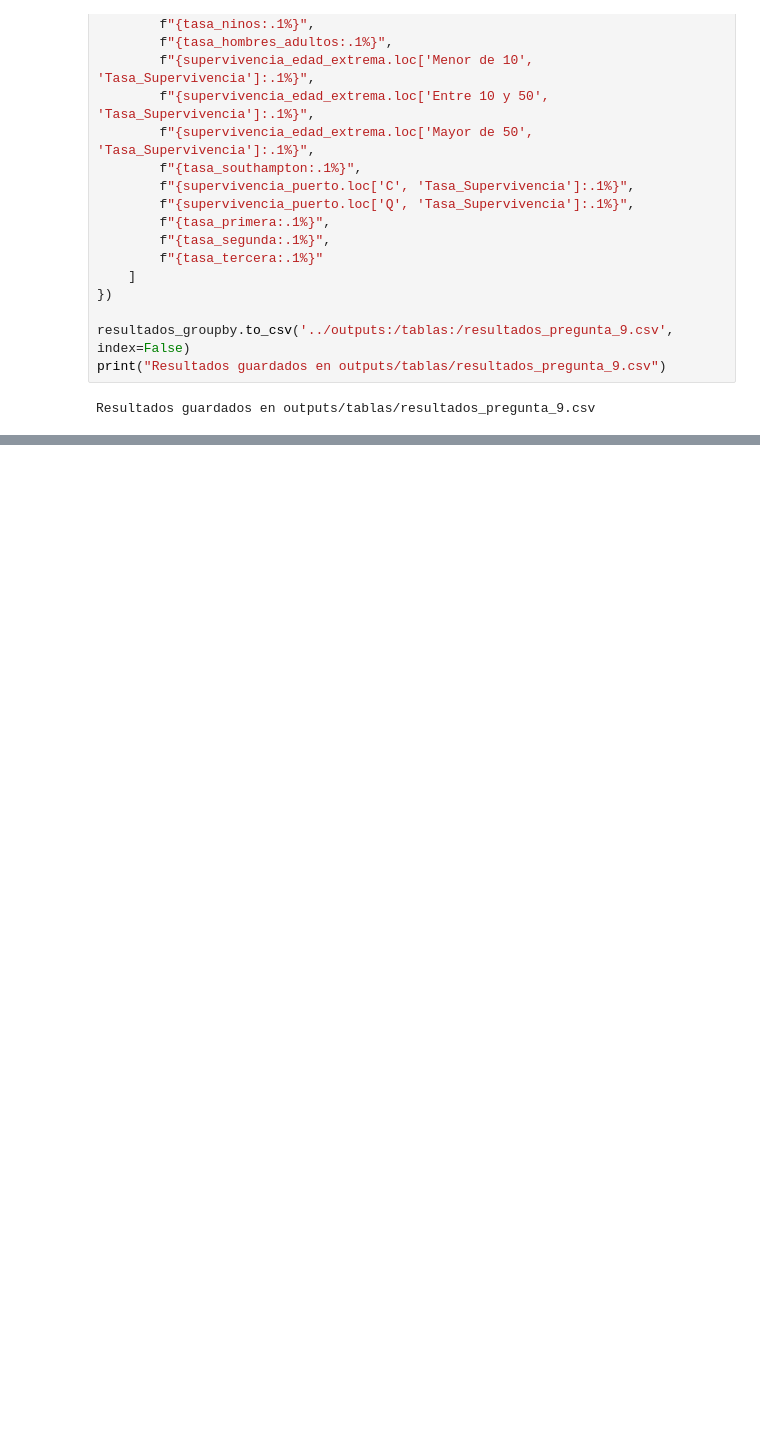
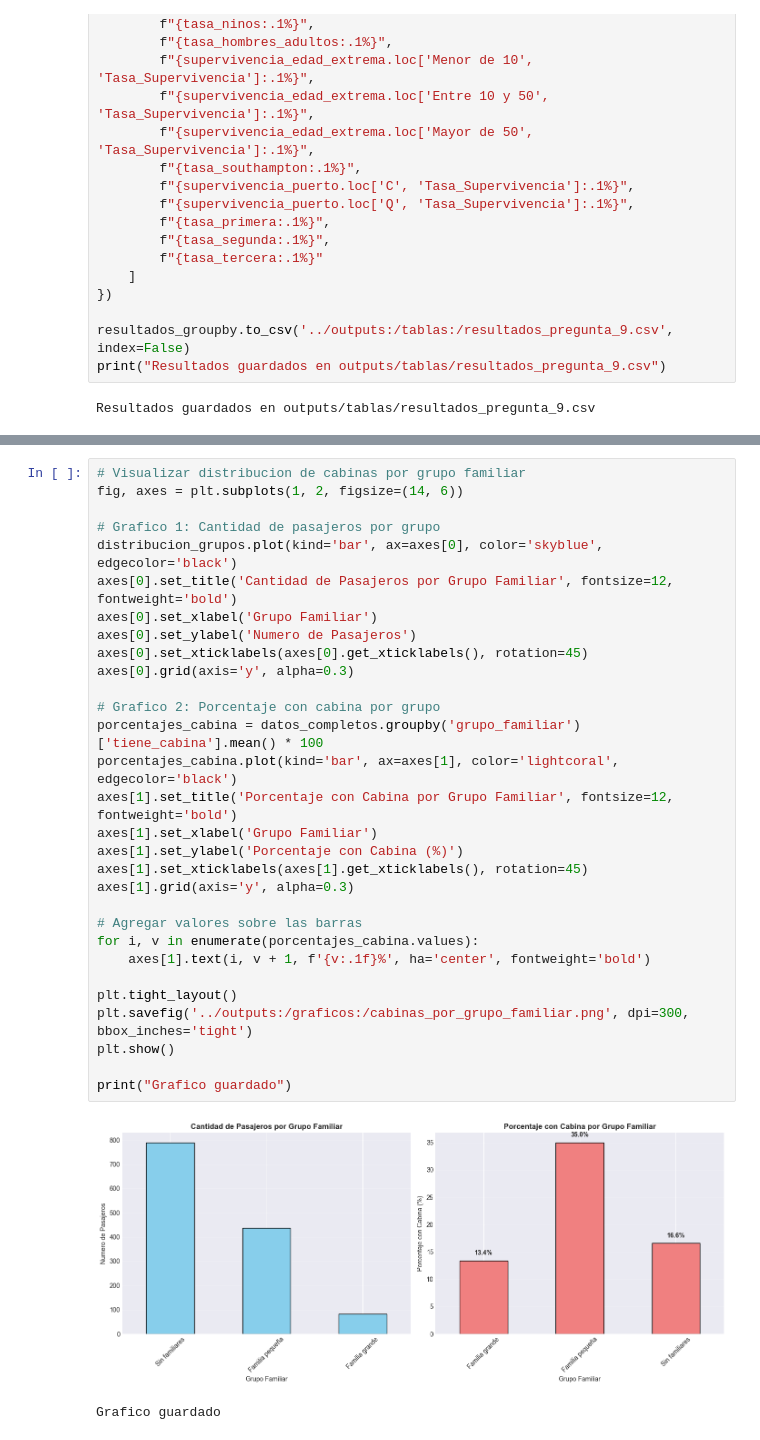
Before and after one commit to Danfezinho/taller-pandas-titanic-individual, a Jupyter notebook: notebooks:/analisis_titanic.ipynb, the cells around one changed output, grey strips where cells are left out. Saved outputs shown, nothing was run; the diff lists cells and outputs as text; blank space fills up the shorter version.

```diff
--- a/notebooks:/analisis_titanic.ipynb
+++ b/notebooks:/analisis_titanic.ipynb
@@ -1174,0 +1271,33 @@ Resultados guardados en outputs/tablas/resultados_pregunta_9.csv
+# %%
+# Visualizar distribucion de cabinas por grupo familiar
+fig, axes = plt.subplots(1, 2, figsize=(14, 6))
+
+# Grafico 1: Cantidad de pasajeros por grupo
+distribucion_grupos.plot(kind='bar', ax=axes[0], color='skyblue', edgecolor='black')
+axes[0].set_title('Cantidad de Pasajeros por Grupo Familiar', fontsize=12, fontweight='bold')
+axes[0].set_xlabel('Grupo Familiar')
+axes[0].set_ylabel('Numero de Pasajeros')
+axes[0].set_xticklabels(axes[0].get_xticklabels(), rotation=45)
+axes[0].grid(axis='y', alpha=0.3)
+
+# Grafico 2: Porcentaje con cabina por grupo
+porcentajes_cabina = datos_completos.groupby('grupo_familiar')['tiene_cabina'].mean() * 100
+porcentajes_cabina.plot(kind='bar', ax=axes[1], color='lightcoral', edgecolor='black')
+axes[1].set_title('Porcentaje con Cabina por Grupo Familiar', fontsize=12, fontweight='bold')
+axes[1].set_xlabel('Grupo Familiar')
+axes[1].set_ylabel('Porcentaje con Cabina (%)')
+axes[1].set_xticklabels(axes[1].get_xticklabels(), rotation=45)
+axes[1].grid(axis='y', alpha=0.3)
+
+# Agregar valores sobre las barras
+for i, v in enumerate(porcentajes_cabina.values):
+    axes[1].text(i, v + 1, f'{v:.1f}%', ha='center', fontweight='bold')
+
+plt.tight_layout()
+plt.savefig('../outputs:/graficos:/cabinas_por_grupo_familiar.png', dpi=300, bbox_inches='tight')
+plt.show()
+
+print("Grafico guardado")
+# %% [output]
+[figure, added]
+Grafico guardado
```
Also changed, not shown: parts of 11 cells of this notebook, 3 other files.
